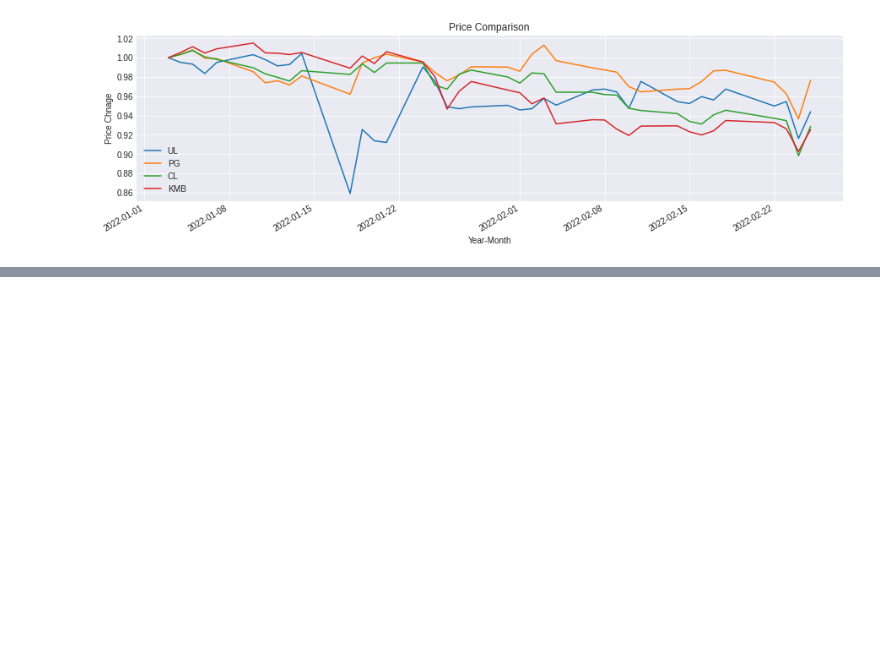
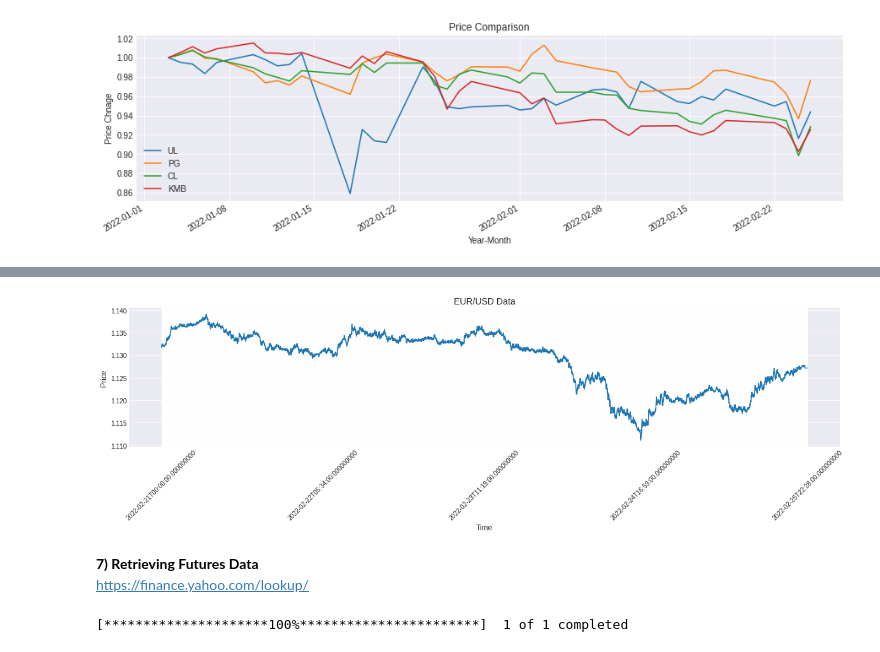
Before and after one commit to jade-lam/Stock-Portfolio, a Jupyter notebook: Quant Codes - For Stock Analysis.ipynb, the cells around one changed output, grey strips where cells are left out. Saved outputs shown, nothing was run; the diff lists cells and outputs as text; code cells hidden in the pictures; blank space fills up the shorter version.

```diff
--- a/Quant Codes - For Stock Analysis.ipynb
+++ b/Quant Codes - For Stock Analysis.ipynb
@@ -73,0 +132,7 @@ plt.show()
+# %%
+# Set the ticker as 'EURUSD=X'
+forex_data_minute = yf.download('EURUSD=X', period='5d', interval='1m')
+
+# Set the index to a datetime object
+forex_data_minute.index = pd.to_datetime(forex_data_minute.index)
+forex_data_minute.head()
@@ -73,0 +148,41 @@ plt.show()
+# %%
+# define function to format x-label of graph
+def format_xlabels(data, ax):
+    num_x_values = data.shape[0]
+    step_size = num_x_values // 4
+
+    ax.set_xticks(np.arange(num_x_values))
+    ax.set_xticklabels(data.index.values, rotation=45)
+
+    for i, label in enumerate(ax.get_xticklabels()):
+        if not i%step_size==0:
+            label.set_visible(False)
+    label.set_visible(True)
+# %%
+# Number of points to plot
+x_values = forex_data_minute['Adj Close'].shape[0]
+
+# Plot the series
+fig, ax = plt.subplots(figsize=(20,4))
+ax.plot(range(x_values), forex_data_minute['Adj Close'])
+
+# Set title and axis label
+plt.title('EUR/USD Data', fontsize=14)
+plt.xlabel('Time', fontsize=12)
+plt.ylabel('Price', fontsize=12)
+
+# Format the xlabel
+format_xlabels(forex_data_minute['Adj Close'], ax)
+
+# Show the plot
+plt.show()
+# %% [output]
+[figure, added]
+# %% [markdown]
+**7) Retrieving Futures Data** <br>
+https://finance.yahoo.com/lookup/
+# %%
+# Gold Apr 22 future (GC=F)
+goldapr22 = yf.download('GC=F', start='2022-01-01', end='2022-02-27')
+# %% [output]
+[*********************100%***********************]  1 of 1 completed
```
Also changed, not shown: parts of 14 cells of this notebook.
